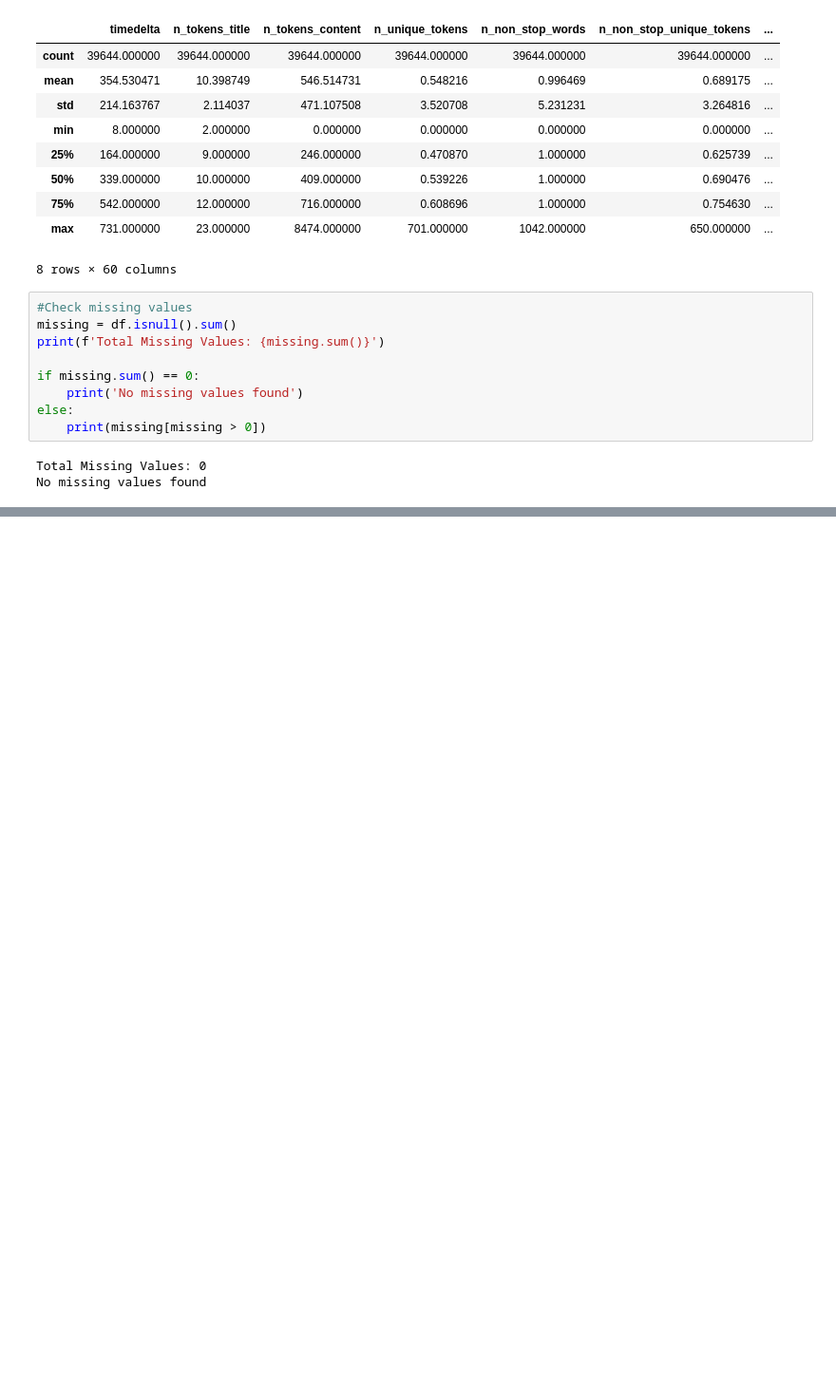
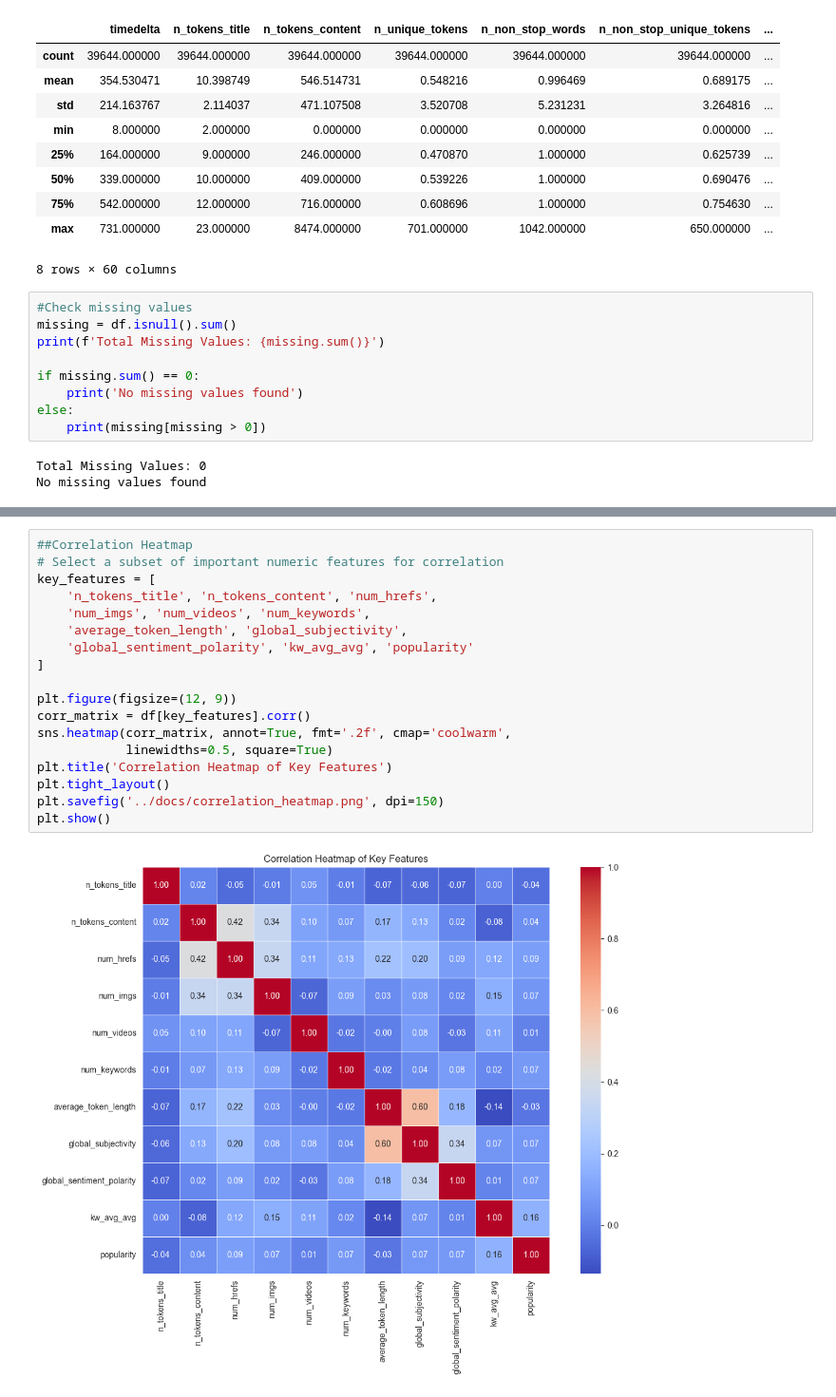
Before and after one commit to SLIIT-MSC-AI/ML_Group_Assignment, a Jupyter notebook: notebooks/EDA_and_Preprocessing.ipynb, the cells around one changed output, grey strips where cells are left out. Shown at 95% size. Drawn from its saved outputs; the diff is of its cells as text; blank space fills up the shorter version.

```diff
--- a/notebooks/EDA_and_Preprocessing.ipynb
+++ b/notebooks/EDA_and_Preprocessing.ipynb
@@ -83,0 +112,20 @@ No missing values found
+# %%
+##Correlation Heatmap
+# Select a subset of important numeric features for correlation
+key_features = [
+    'n_tokens_title', 'n_tokens_content', 'num_hrefs',
+    'num_imgs', 'num_videos', 'num_keywords',
+    'average_token_length', 'global_subjectivity',
+    'global_sentiment_polarity', 'kw_avg_avg', 'popularity'
+]
+
+plt.figure(figsize=(12, 9))
+corr_matrix = df[key_features].corr()
+sns.heatmap(corr_matrix, annot=True, fmt='.2f', cmap='coolwarm',
+            linewidths=0.5, square=True)
+plt.title('Correlation Heatmap of Key Features')
+plt.tight_layout()
+plt.savefig('../docs/correlation_heatmap.png', dpi=150)
+plt.show()
+# %% [output]
+[figure, added]
```
Also changed, not shown: parts of 2 cells of this notebook, 2 other files.
